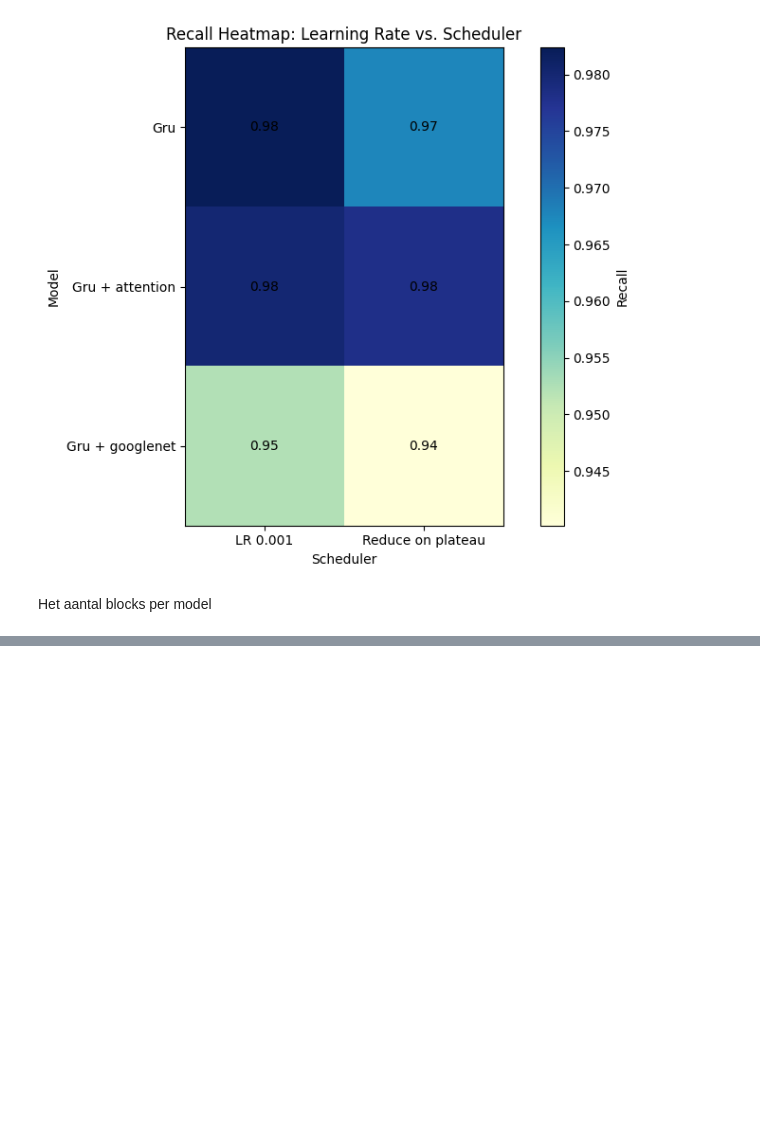
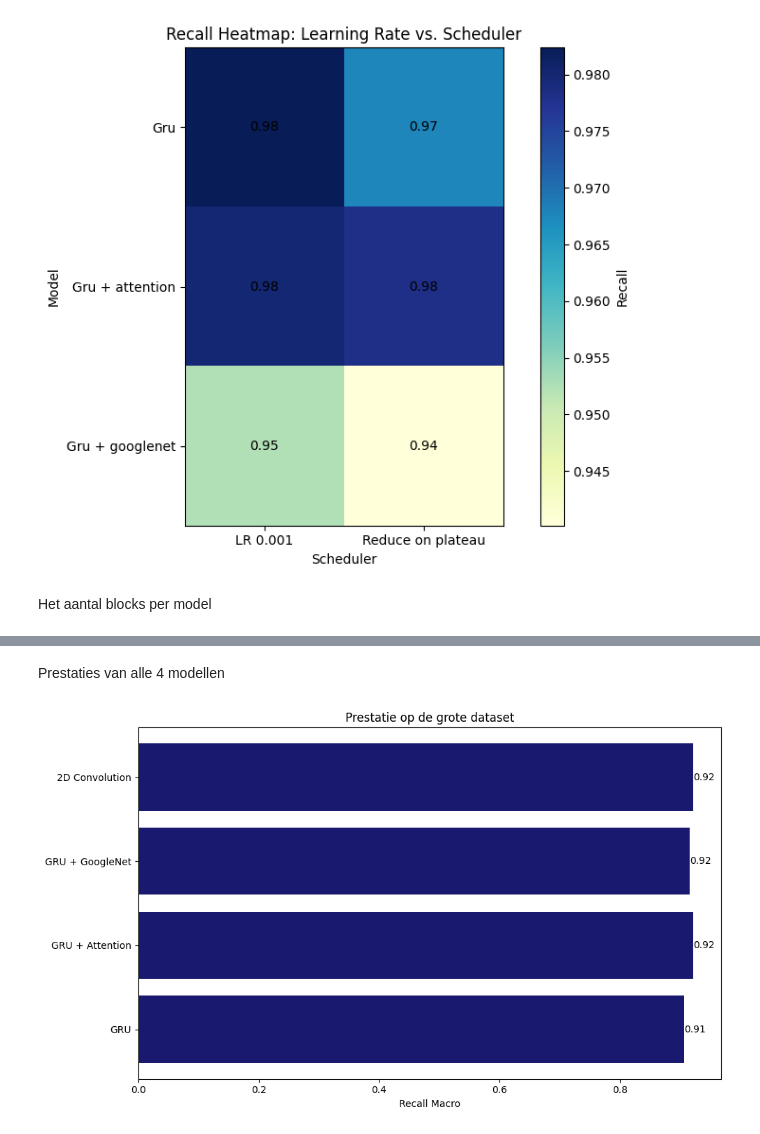
Before and after one commit to FabianWientjes/MADS-EXAM-24-FabianWientjes, a Jupyter notebook: notebooks/visualisatie.ipynb, the cells around one changed output, grey strips where cells are left out. Saved outputs shown, nothing was run; the diff lists cells and outputs as text; code cells hidden in the pictures; blank space fills up the shorter version.

```diff
--- a/notebooks/visualisatie.ipynb
+++ b/notebooks/visualisatie.ipynb
@@ -149,0 +185,31 @@ plt.show()
+# %% [markdown]
+Prestaties van alle 4 modellen
+# %%
+# Gegeven data
+model_types = [
+    "GRU",
+    "GRU + Attention",
+    "GRU + GoogleNet",
+    "2D Convolution"
+]
+recall_values = [
+    0.9073788743929654,
+    0.9221177574713162,
+    0.915847731145906,
+    0.9216872125238212
+]
+
+# Plotting the bar chart
+plt.figure(figsize=(10, 6))
+plt.barh(model_types, recall_values, color='midnightblue')
+plt.xlabel('Recall Macro')
+plt.title('Prestatie op de grote dataset')
+
+# Annotate recall values on the bars
+for index, value in enumerate(recall_values):
+    plt.text(value, index, f'{value:.2f}', va='center')
+
+plt.tight_layout()
+plt.show()
+# %% [output]
+[figure, added]
```
Also changed, not shown: parts of 6 cells of this notebook, 2 other files.
